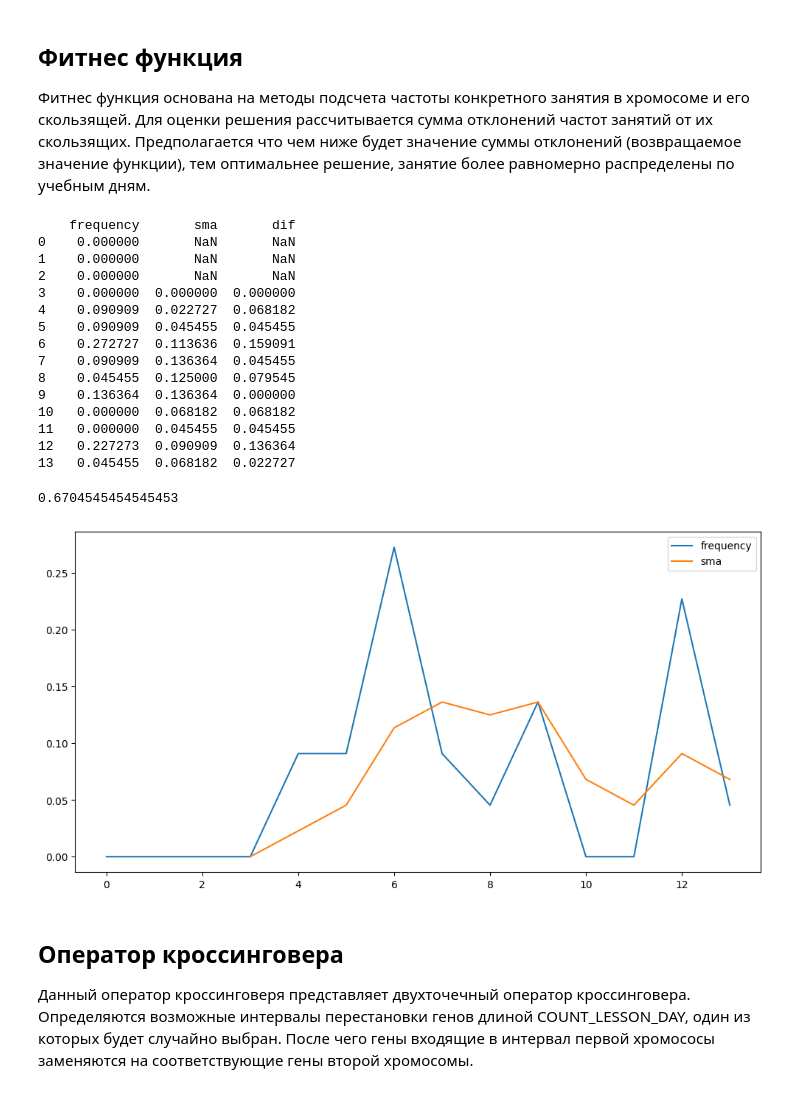
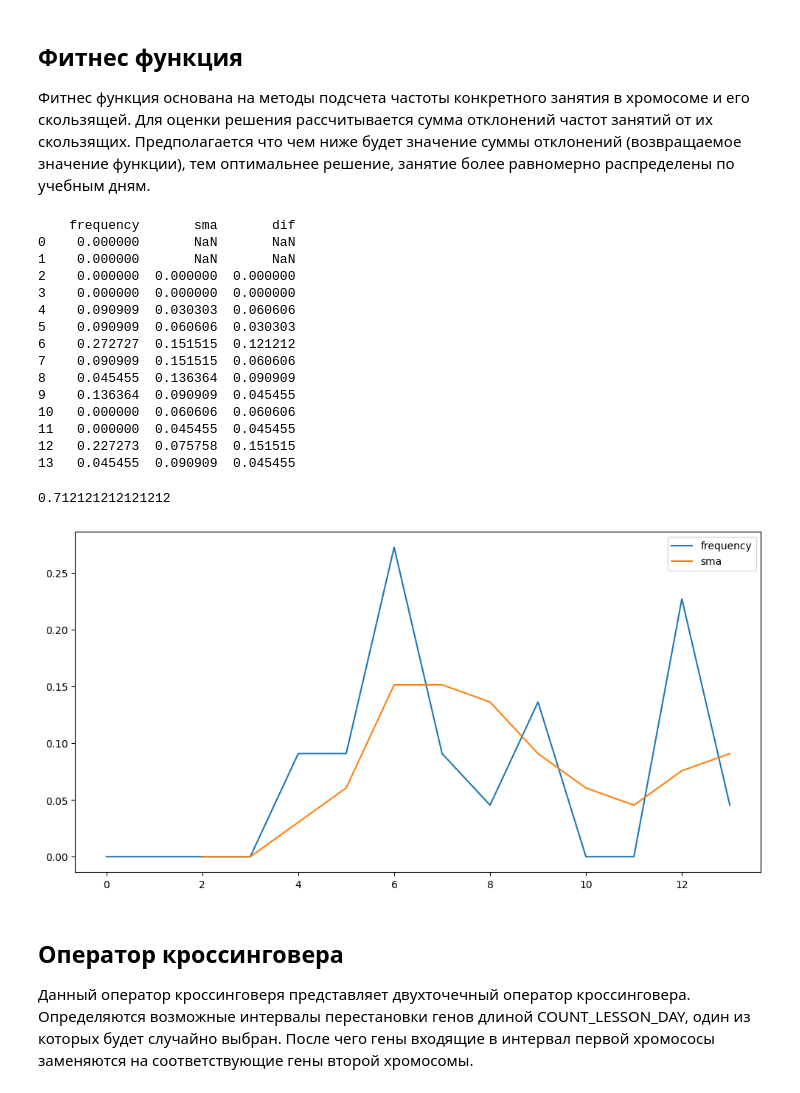
Before and after one commit to Ilfedotov73/mai-genetic-algorithm, a Jupyter notebook: lab.ipynb, the cells around one changed output. Drawn from its saved outputs; the diff is of its cells as text; code cells hidden in the pictures.

```diff
--- a/lab.ipynb
+++ b/lab.ipynb
@@ -150,48 +150,48 @@ print_chrom(get_chrom_list(df, population))
 Для оценки решения рассчитывается сумма отклонений частот занятий от их скользящих. Предполагается что чем ниже будет значение суммы отклонений (возвращаемое значение функции), тем оптимальнее решение, занятие более равномерно распределены по учебным дням.
 # %%
 import matplotlib.pyplot as plt
-def fitness(chrom: List[int], empty, count_lesson_day, debug = False) -> float:
+def fitness(chrom: List[int], empty, debug = False) -> float:
     bag:List[int] = [0] * (df.shape[0] - 1)
     total_gen = 0
     for gen in chrom:
         if (gen == empty): continue
         total_gen += 1
         bag[gen] += 1
     for i in range(len(bag)):
         bag[i] /= total_gen
     bagdf = pd.DataFrame({'frequency':bag})
-    bagdf['sma'] = bagdf['frequency'].rolling(window=count_lesson_day).mean()
+    bagdf['sma'] = bagdf['frequency'].rolling(window=3).mean()
     bagdf['dif'] = abs(bagdf['frequency'] - bagdf['sma'])
 
     if debug:
         print(bagdf)
         plt.figure(figsize=(12, 6))
         plt.plot(bagdf['frequency'], label="frequency")
         plt.plot(bagdf['sma'], label="sma")
         plt.legend()
         plt.show
 
     return bagdf['dif'].sum()
 
-display(fitness([12, 6, 6, 9, 9, 6, 6, 12, 12, 8, 13, 14, 5, 5, 4, 4, 9, 6, 6, 14, 7, 7, 12, 12], EMPTY, COUNT_LESSON_DAY, True))
+display(fitness([12, 6, 6, 9, 9, 6, 6, 12, 12, 8, 13, 14, 5, 5, 4, 4, 9, 6, 6, 14, 7, 7, 12, 12], EMPTY, True))
 # %% [output]
     frequency       sma       dif
 0    0.000000       NaN       NaN
 1    0.000000       NaN       NaN
-2    0.000000       NaN       NaN
+2    0.000000  0.000000  0.000000
 3    0.000000  0.000000  0.000000
-4    0.090909  0.022727  0.068182
-5    0.090909  0.045455  0.045455
-6    0.272727  0.113636  0.159091
-7    0.090909  0.136364  0.045455
-8    0.045455  0.125000  0.079545
-9    0.136364  0.136364  0.000000
-10   0.000000  0.068182  0.068182
+4    0.090909  0.030303  0.060606
+5    0.090909  0.060606  0.030303
+6    0.272727  0.151515  0.121212
+7    0.090909  0.151515  0.060606
+8    0.045455  0.136364  0.090909
+9    0.136364  0.090909  0.045455
+10   0.000000  0.060606  0.060606
 11   0.000000  0.045455  0.045455
-12   0.227273  0.090909  0.136364
-13   0.045455  0.068182  0.022727
+12   0.227273  0.075758  0.151515
+13   0.045455  0.090909  0.045455
-0.6704545454545453
+0.712121212121212
-[figure, old version]
+[figure, new version]
 # %% [markdown]
 ## Оператор кроссинговера
 Данный оператор кроссинговеря представляет двухточечный оператор кроссинговера. Определяются возможные интервалы перестановки генов длиной COUNT_LESSON_DAY, один из которых будет случайно выбран. После чего гены входящие в интервал первой хромососы заменяются на соответствующие гены второй хромосомы.
```
Also changed, not shown: parts of 5 cells of this notebook.
